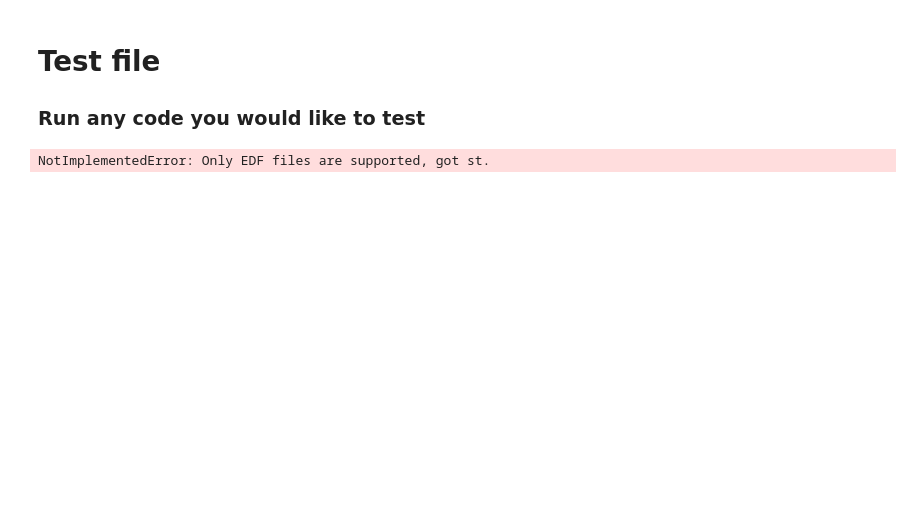
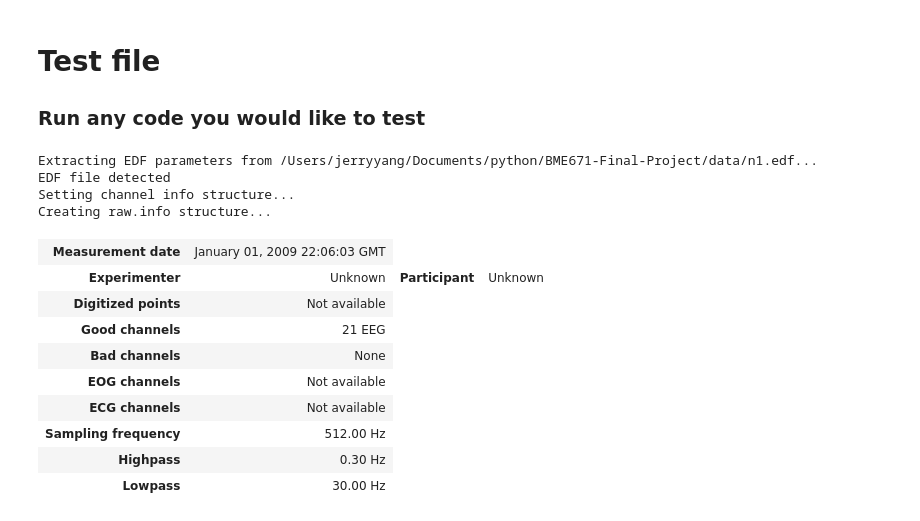
Before and after one commit to braden2447/BME671-Final-Project, a Jupyter notebook: test.ipynb, the cells around one changed output. Cells and saved outputs as stored; diff of their text form; code cells hidden in the pictures; blank space fills up the shorter version.

```diff
--- a/test.ipynb
+++ b/test.ipynb
@@ -6,4 +8,18 @@ import mne
 # %%
 data = mne.io.read_raw_edf("data/n1.edf")
+data.info
 # %% [output]
-NotImplementedError: Only EDF files are supported, got st.
+Extracting EDF parameters from /Users/jerryyang/Documents/python/BME671-Final-Project/data/n1.edf...
+EDF file detected
+Setting channel info structure...
+Creating raw.info structure...
+| Measurement date | January 01, 2009 22:06:03 GMT |
+| Experimenter | Unknown | Participant | Unknown |
+| Digitized points | Not available |
+| Good channels | 21 EEG |
+| Bad channels | None |
+| EOG channels | Not available |
+| ECG channels | Not available |
+| Sampling frequency | 512.00 Hz |
+| Highpass | 0.30 Hz |
+| Lowpass | 30.00 Hz |
```
Also changed, not shown: parts of 7 cells of this notebook.
